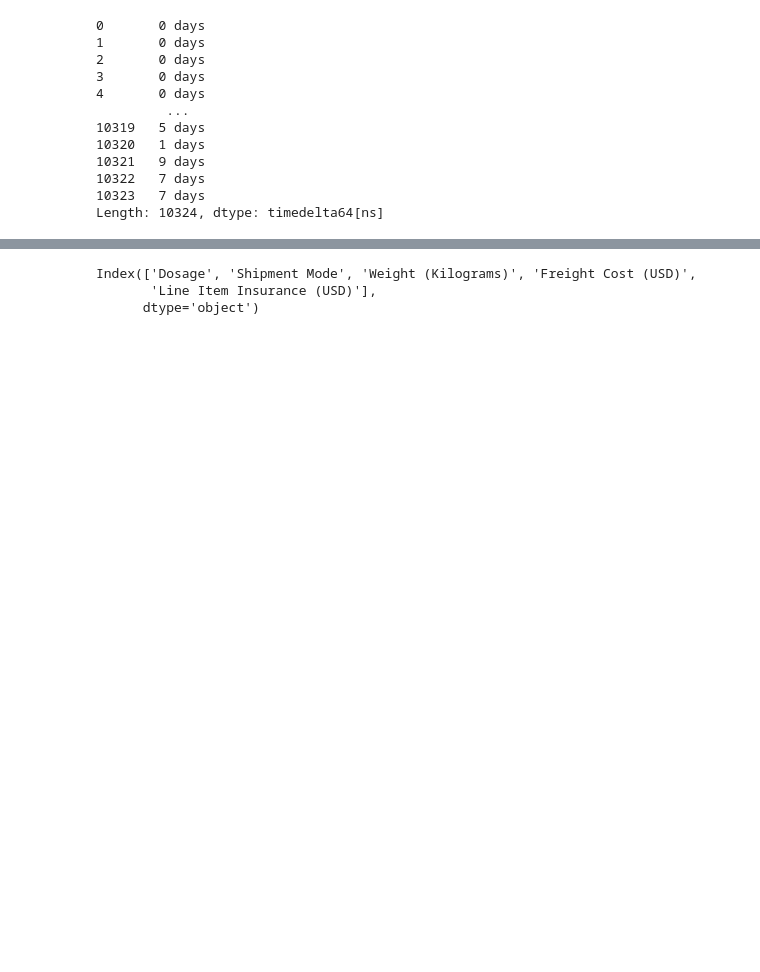
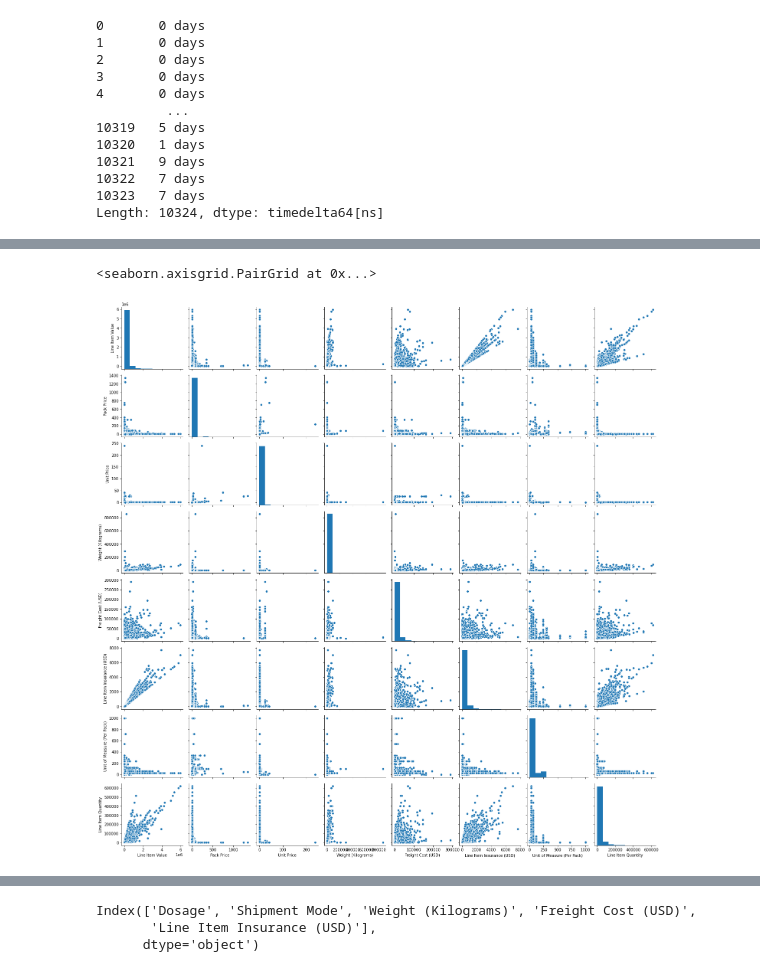
Before and after one commit to Shashank-Sundi/NOTEBOOKS, a Jupyter notebook: SHIPMENT-PRICING.ipynb, the cells around one changed output, grey strips where cells are left out. Cells and saved outputs as stored; diff of their text form; code cells hidden in the pictures; blank space fills up the shorter version.

```diff
--- a/SHIPMENT-PRICING.ipynb
+++ b/SHIPMENT-PRICING.ipynb
@@ -228,0 +292,7 @@ Length: 10324, dtype: timedelta64[ns]
+# %%
+# Visualizing Correlation b/w features ,using Scatter Plots
+
+sns.pairplot(data[num_index])
+# %% [output]
+<seaborn.axisgrid.PairGrid at 0x...>
+[figure, added]
```
Also changed, not shown: parts of 23 cells of this notebook.
